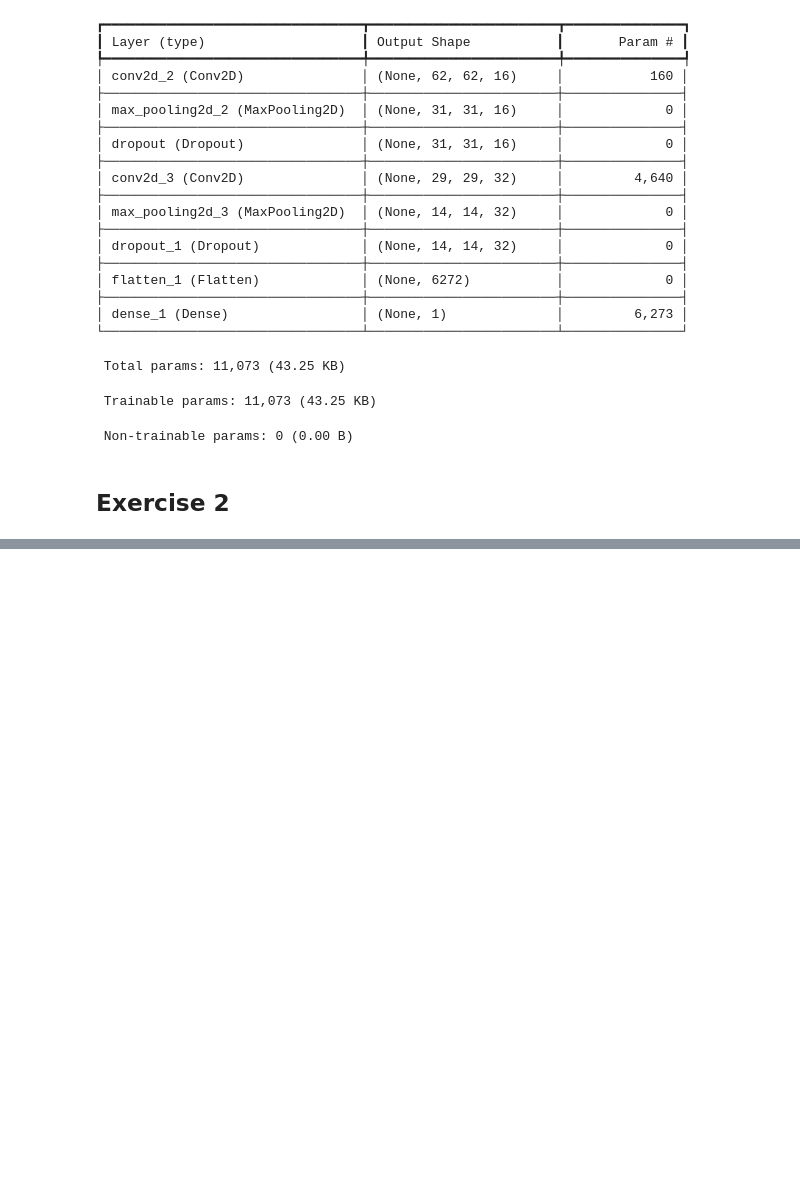
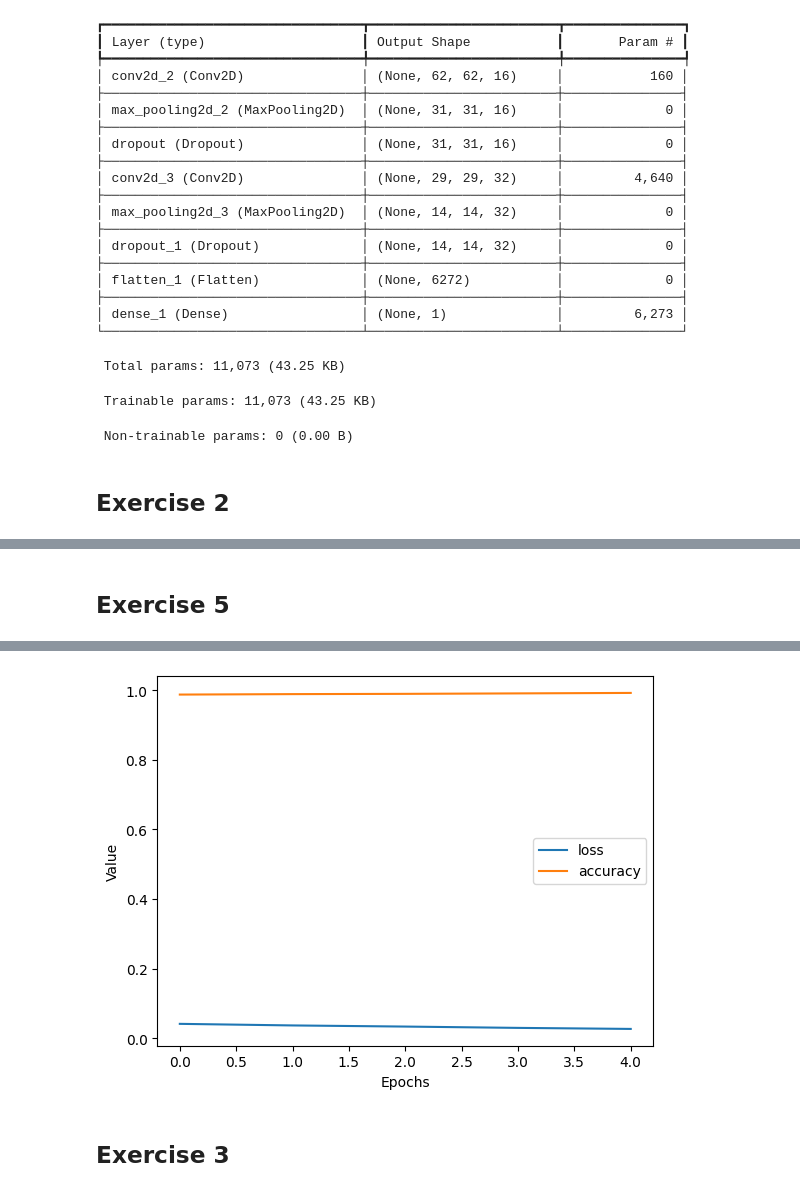
Before and after one commit to BabyBonker/Brain_Tumor_Segmentation_BCP, a Jupyter notebook: Week_2/BTS_week_2_assignment.ipynb, the cells around one changed output, grey strips where cells are left out. Cells and saved outputs as stored; diff of their text form; code cells hidden in the pictures; blank space fills up the shorter version.

Commit message:
Tensorflow + Keras week 2 assignment

```diff
--- a/Week_2/BTS_week_2_assignment.ipynb
+++ b/Week_2/BTS_week_2_assignment.ipynb
@@ -123,0 +185,32 @@ cnn.summary()
+# %% [markdown]
+## Exercise 5
+# %%
+from keras.datasets import mnist
+
+(x_array, y_array), (x_test, y_test) = mnist.load_data()
+
+x_array = x_array / 255.0
+x_array = x_array[..., None]
+
+cnn = models.Sequential([
+    layers.Conv2D(16, (3,3), activation='relu', input_shape=(28,28,1)),
+    layers.MaxPooling2D(),
+
+    layers.Flatten(),
+    layers.Dense(10, activation='softmax')
+])
+
+cnn.compile(optimizer='adam',
+            loss='sparse_categorical_crossentropy',
+            metrics=['accuracy'])
+
+cnn.fit(x_array, y_array, epochs=5)
+
+history = cnn.fit(x_array, y_array, epochs=5)
+plt.plot(history.history['loss'], label='loss')
+plt.plot(history.history['accuracy'], label='accuracy')
+plt.legend()
+plt.xlabel('Epochs')
+plt.ylabel('Value')
+plt.show()
+# %% [output]
@@ -123,0 +237,3 @@ cnn.summary()
+[figure, added]
+# %% [markdown]
+## Exercise 3
```
Also changed, not shown: parts of 5 cells of this notebook.
